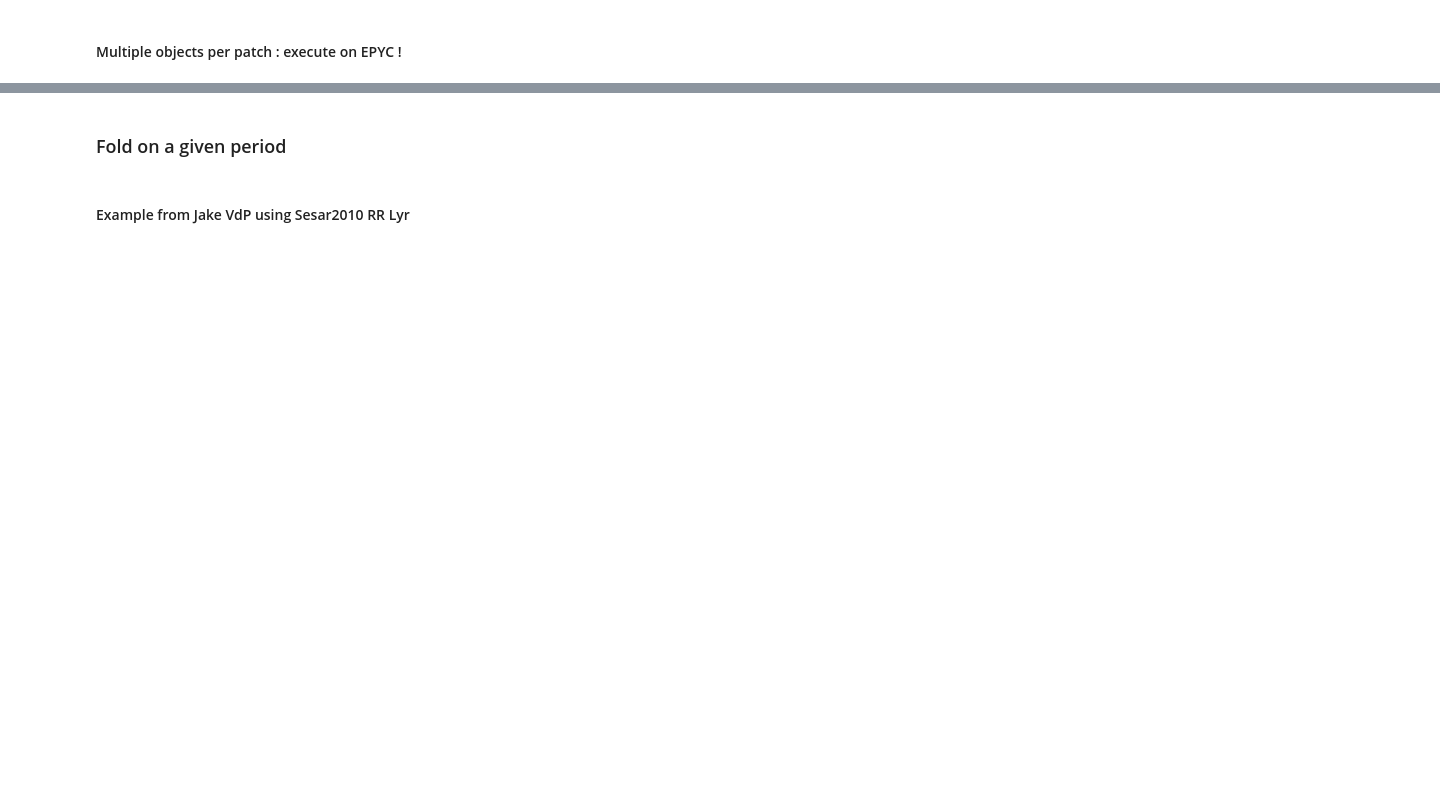
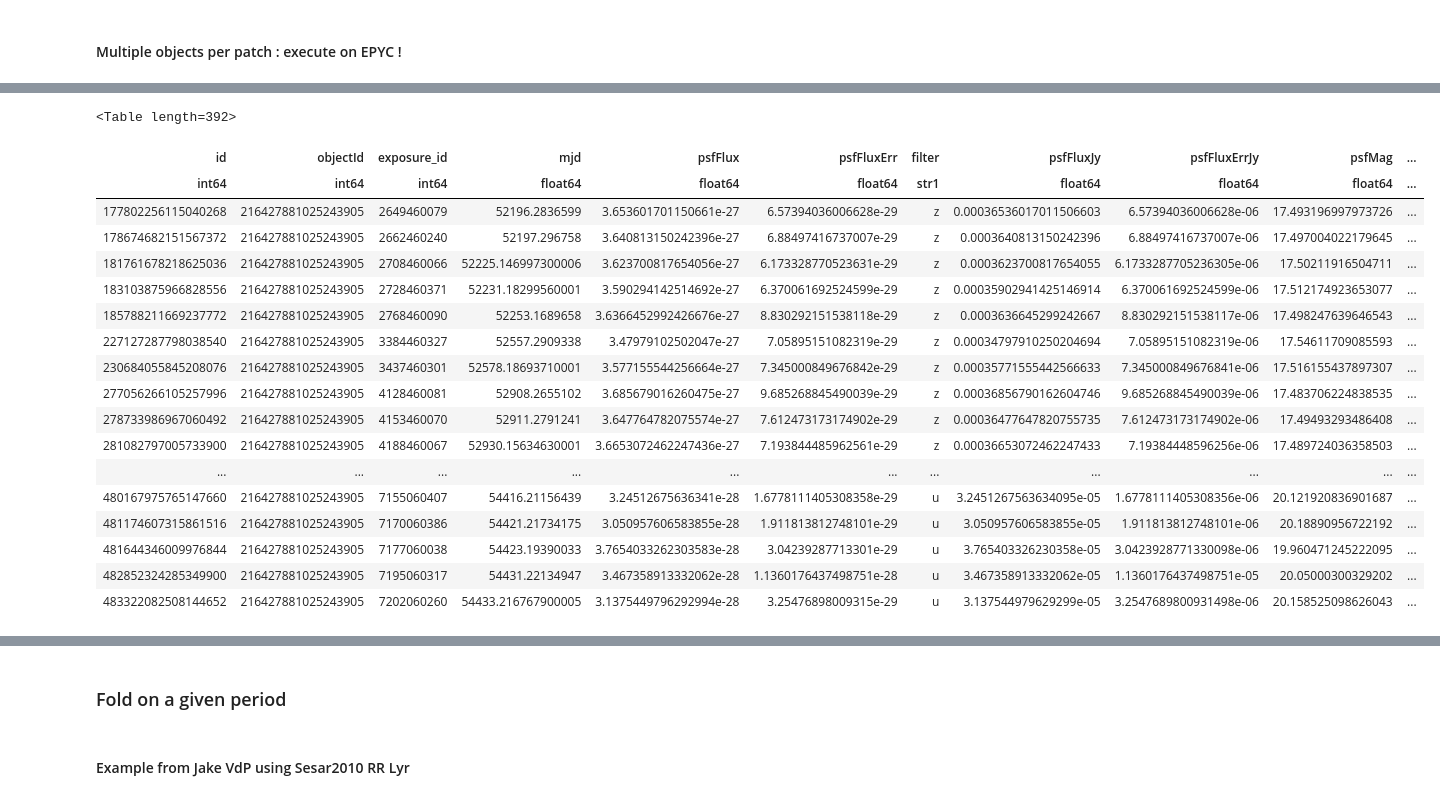
Before and after one commit to suberlak/SDSS_S82_FP_research, a Jupyter notebook: code/Read_S82_photometry.ipynb, the cells around one changed output, grey strips where cells are left out. Drawn from its saved outputs; the diff is of its cells as text; code cells hidden in the pictures; blank space fills up the shorter version.

```diff
--- a/code/Read_S82_photometry.ipynb
+++ b/code/Read_S82_photometry.ipynb
@@ -364,4 +275,10 @@ Adding  892692  rows
 out_tbl_comb.write('photometry_ugriz.txt', format='ascii', overwrite='True')
 # %% [markdown]
 #### Multiple objects per patch : execute on EPYC !
+# %%
+from astropy import version
+version.version
+
+# Read the table
+object_table = Table.read('Stripe82_dCs_table_ext.txt' , format='ascii')
 # %%
@@ -527,0 +682,22 @@ u,uErr = mag[band=='u'], magerr[band=='u']
+# %%
+lc
+# %% [output]
+<Table length=392>
+| id | objectId | exposure_id | mjd | psfFlux | psfFluxErr | filter | psfFluxJy | psfFluxErrJy | psfMag | ... |
+| int64 | int64 | int64 | float64 | float64 | float64 | str1 | float64 | float64 | float64 | ... |
+| 177802256115040268 | 216427881025243905 | 2649460079 | 52196.2836599 | 3.653601701150661e-27 | 6.57394036006628e-29 | z | 0.00036536017011506603 | 6.57394036006628e-06 | 17.493196997973726 | ... |
+| 178674682151567372 | 216427881025243905 | 2662460240 | 52197.296758 | 3.640813150242396e-27 | 6.88497416737007e-29 | z | 0.0003640813150242396 | 6.88497416737007e-06 | 17.497004022179645 | ... |
+| 181761678218625036 | 216427881025243905 | 2708460066 | 52225.146997300006 | 3.623700817654056e-27 | 6.173328770523631e-29 | z | 0.0003623700817654055 | 6.1733287705236305e-06 | 17.50211916504711 | ... |
+| 183103875966828556 | 216427881025243905 | 2728460371 | 52231.18299560001 | 3.590294142514692e-27 | 6.370061692524599e-29 | z | 0.00035902941425146914 | 6.370061692524599e-06 | 17.512174923653077 | ... |
+| 185788211669237772 | 216427881025243905 | 2768460090 | 52253.1689658 | 3.6366452992426676e-27 | 8.830292151538118e-29 | z | 0.0003636645299242667 | 8.830292151538117e-06 | 17.498247639646543 | ... |
+| 227127287798038540 | 216427881025243905 | 3384460327 | 52557.2909338 | 3.47979102502047e-27 | 7.05895151082319e-29 | z | 0.00034797910250204694 | 7.05895151082319e-06 | 17.54611709085593 | ... |
+| 230684055845208076 | 216427881025243905 | 3437460301 | 52578.18693710001 | 3.577155544256664e-27 | 7.345000849676842e-29 | z | 0.00035771555442566633 | 7.345000849676841e-06 | 17.516155437897307 | ... |
+| 277056266105257996 | 216427881025243905 | 4128460081 | 52908.2655102 | 3.685679016260475e-27 | 9.685268845490039e-29 | z | 0.00036856790162604746 | 9.685268845490039e-06 | 17.483706224838535 | ... |
+| 278733986967060492 | 216427881025243905 | 4153460070 | 52911.2791241 | 3.647764782075574e-27 | 7.612473173174902e-29 | z | 0.00036477647820755735 | 7.612473173174902e-06 | 17.49493293486408 | ... |
+| 281082797005733900 | 216427881025243905 | 4188460067 | 52930.15634630001 | 3.6653072462247436e-27 | 7.193844485962561e-29 | z | 0.00036653072462247433 | 7.19384448596256e-06 | 17.489724036358503 | ... |
+| ... | ... | ... | ... | ... | ... | ... | ... | ... | ... | ... |
+| 480167975765147660 | 216427881025243905 | 7155060407 | 54416.21156439 | 3.24512675636341e-28 | 1.6778111405308358e-29 | u | 3.2451267563634095e-05 | 1.6778111405308356e-06 | 20.121920836901687 | ... |
+| 481174607315861516 | 216427881025243905 | 7170060386 | 54421.21734175 | 3.050957606583855e-28 | 1.911813812748101e-29 | u | 3.050957606583855e-05 | 1.911813812748101e-06 | 20.18890956722192 | ... |
+| 481644346009976844 | 216427881025243905 | 7177060038 | 54423.19390033 | 3.7654033262303583e-28 | 3.04239287713301e-29 | u | 3.765403326230358e-05 | 3.0423928771330098e-06 | 19.960471245222095 | ... |
+| 482852324285349900 | 216427881025243905 | 7195060317 | 54431.22134947 | 3.467358913332062e-28 | 1.1360176437498751e-28 | u | 3.467358913332062e-05 | 1.1360176437498751e-05 | 20.05000300329202 | ... |
+| 483322082508144652 | 216427881025243905 | 7202060260 | 54433.216767900005 | 3.1375449796292994e-28 | 3.25476898009315e-29 | u | 3.137544979629299e-05 | 3.2547689800931498e-06 | 20.158525098626043 | ... |
```
Also changed, not shown: parts of 53 cells of this notebook.
